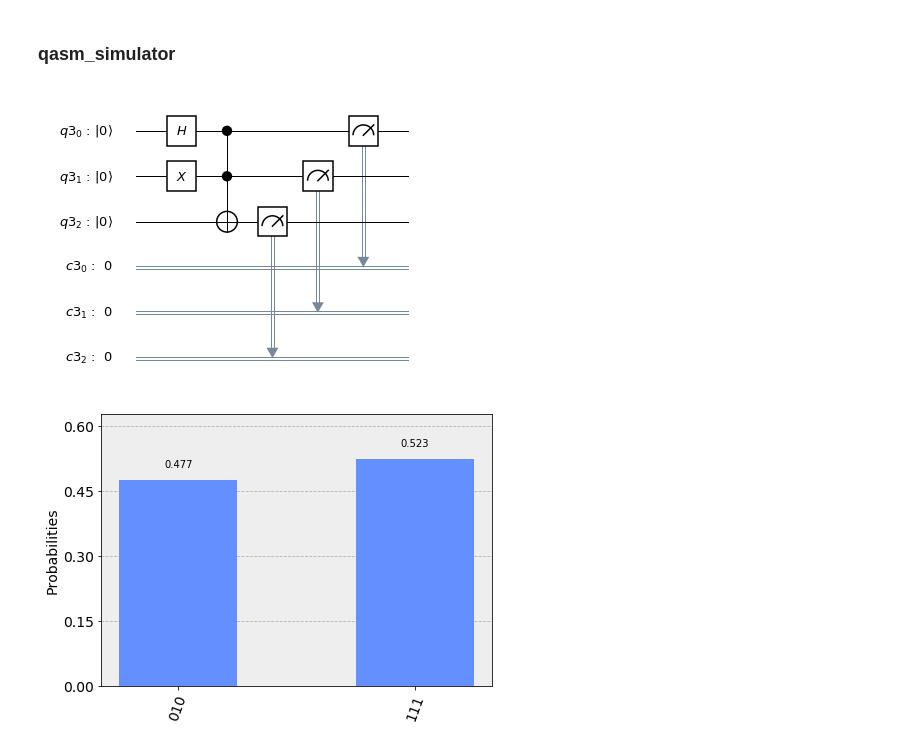
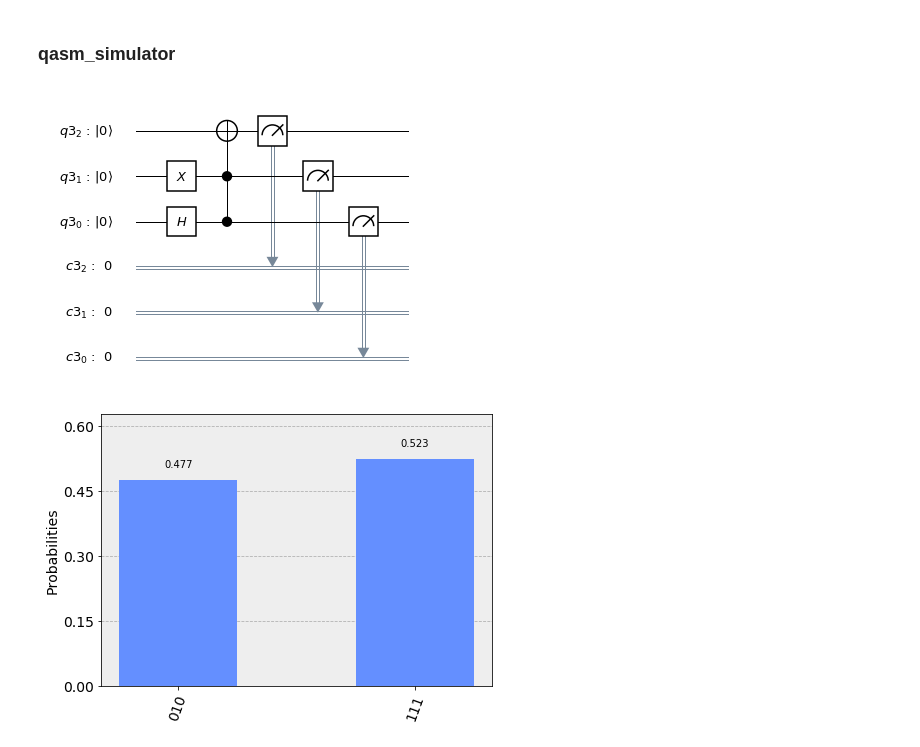
Before and after one commit to afonsofr/Qiskit_hands_on, a Jupyter notebook: basics.ipynb, the cells around one changed output. Drawn from its saved outputs; the diff is of its cells as text; code cells hidden in the pictures.

```diff
--- a/basics.ipynb
+++ b/basics.ipynb
@@ -380,15 +380,15 @@ plot_state_city(bell)
 # %%
 qr = QuantumRegister(3)
 cr = ClassicalRegister(3)
 qc_toffoli = QuantumCircuit(qr,cr)
 qc_toffoli.h(qr[0])
 qc_toffoli.x(qr[1])
 qc_toffoli.ccx(qr[0],qr[1],qr[2])
 qc_toffoli.measure(qr,cr)
 
-qc_toffoli.draw(output='mpl')
+qc_toffoli.draw(output='mpl', reverse_bits=True)
 # %% [output]
-[figure, old version]
+[figure, new version]
 # %%
 backend = BasicAer.get_backend("qasm_simulator")
 
```
Also changed, not shown: parts of 1 cell of this notebook.
